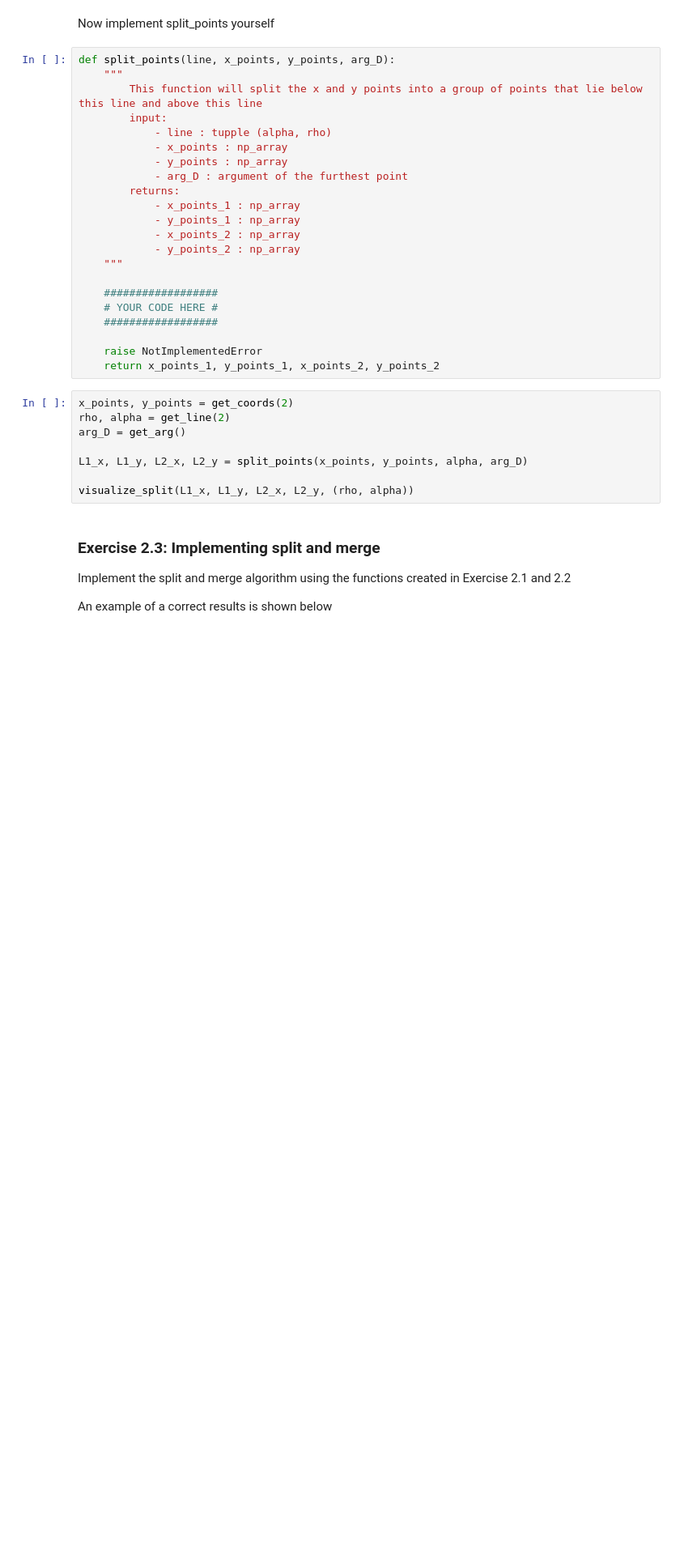
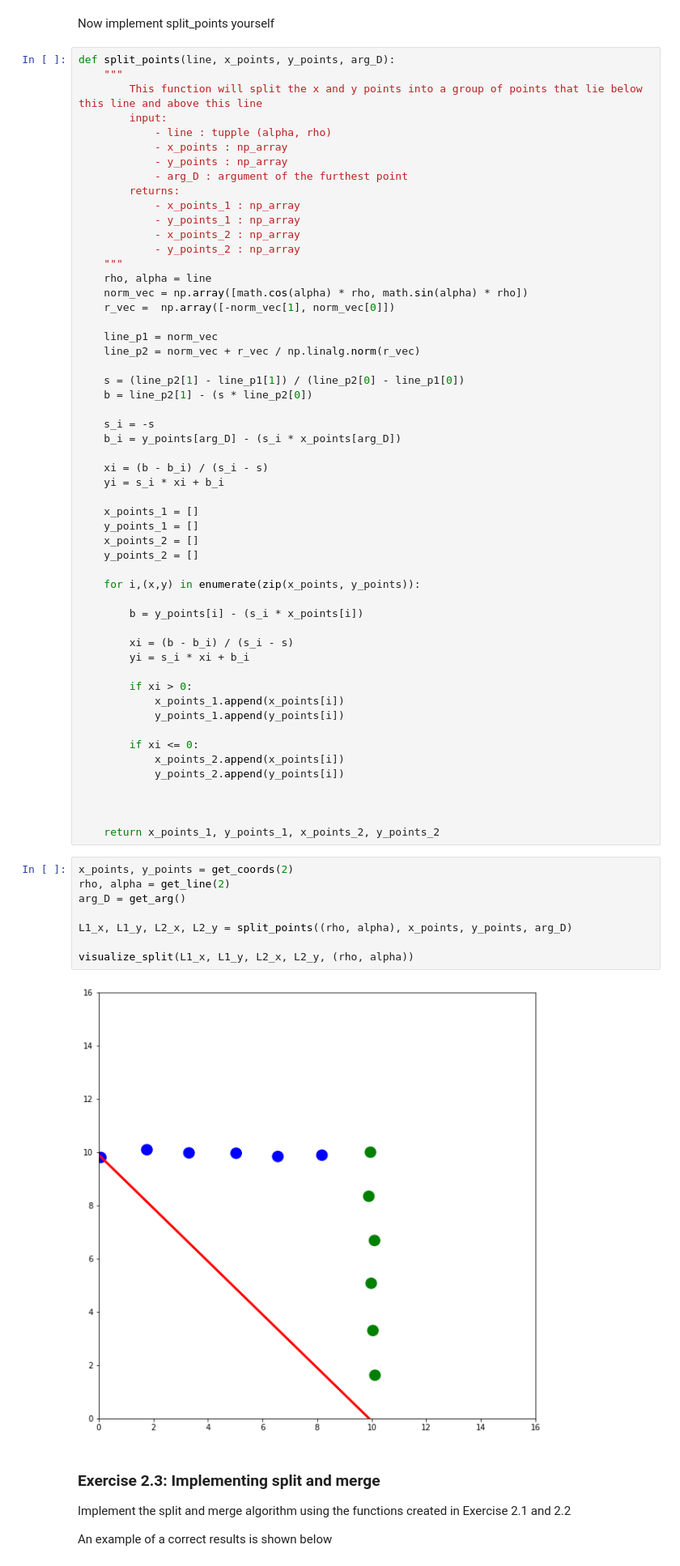
Before and after one commit to nilsboonstra/amr, a Jupyter notebook: week3/assignment_3_17_new.ipynb, the cells around one changed output. Shown: that part at 81% size. Cells and saved outputs as stored; diff of their text form; blank space fills up the shorter version.

```diff
--- a/week3/assignment_3_17_new.ipynb
+++ b/week3/assignment_3_17_new.ipynb
@@ -227,21 +216,55 @@ def split_points(line, x_points, y_points, arg_D):
             - x_points_2 : np_array
             - y_points_2 : np_array
     """
+    rho, alpha = line
+    norm_vec = np.array([math.cos(alpha) * rho, math.sin(alpha) * rho])
+    r_vec =  np.array([-norm_vec[1], norm_vec[0]])
 
-    ##################
-    # YOUR CODE HERE #
-    ##################
+    line_p1 = norm_vec
+    line_p2 = norm_vec + r_vec / np.linalg.norm(r_vec)
 
-    raise NotImplementedError
+    s = (line_p2[1] - line_p1[1]) / (line_p2[0] - line_p1[0])
+    b = line_p2[1] - (s * line_p2[0])
+
+    s_i = -s
+    b_i = y_points[arg_D] - (s_i * x_points[arg_D])
+
+    xi = (b - b_i) / (s_i - s)
+    yi = s_i * xi + b_i
+
+    x_points_1 = []
+    y_points_1 = []
+    x_points_2 = []
+    y_points_2 = []
+
+    for i,(x,y) in enumerate(zip(x_points, y_points)):
+
+        b = y_points[i] - (s_i * x_points[i])
+
+        xi = (b - b_i) / (s_i - s)
+        yi = s_i * xi + b_i
+
+        if xi > 0:
+            x_points_1.append(x_points[i])
+            y_points_1.append(y_points[i])
+
+        if xi <= 0:
+            x_points_2.append(x_points[i])
+            y_points_2.append(y_points[i])
+
+
+
     return x_points_1, y_points_1, x_points_2, y_points_2
 # %%
 x_points, y_points = get_coords(2)
 rho, alpha = get_line(2)
 arg_D = get_arg()
 
-L1_x, L1_y, L2_x, L2_y = split_points(x_points, y_points, alpha, arg_D)
+L1_x, L1_y, L2_x, L2_y = split_points((rho, alpha), x_points, y_points, arg_D)
 
 visualize_split(L1_x, L1_y, L2_x, L2_y, (rho, alpha))
+# %% [output]
+[figure, added]
 # %% [markdown]
 ### Exercise 2.3: Implementing split and merge
 
```
Also changed, not shown: parts of 6 cells of this notebook.
